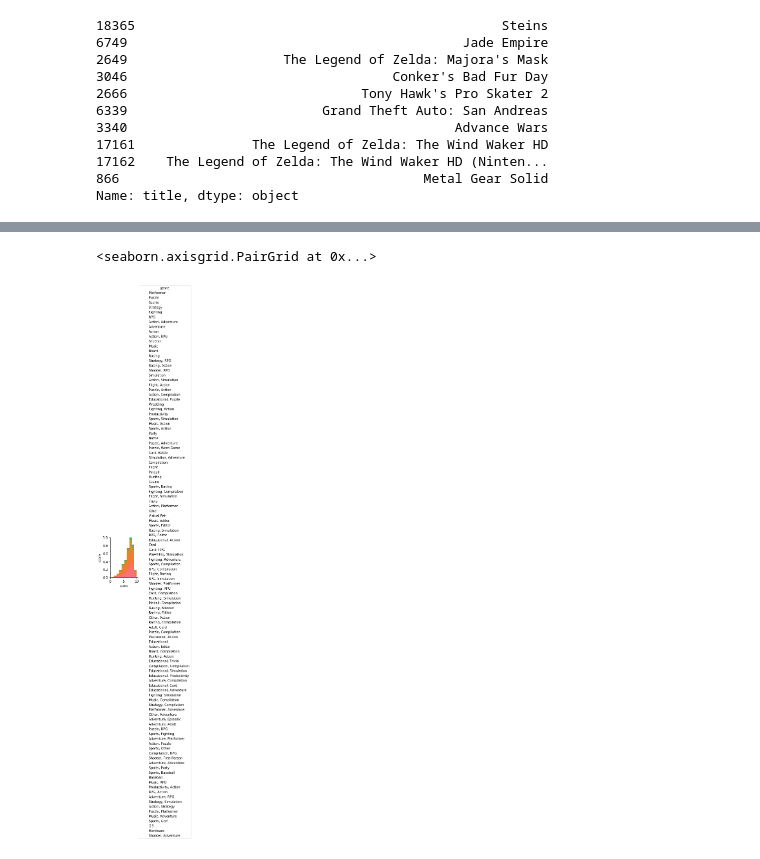
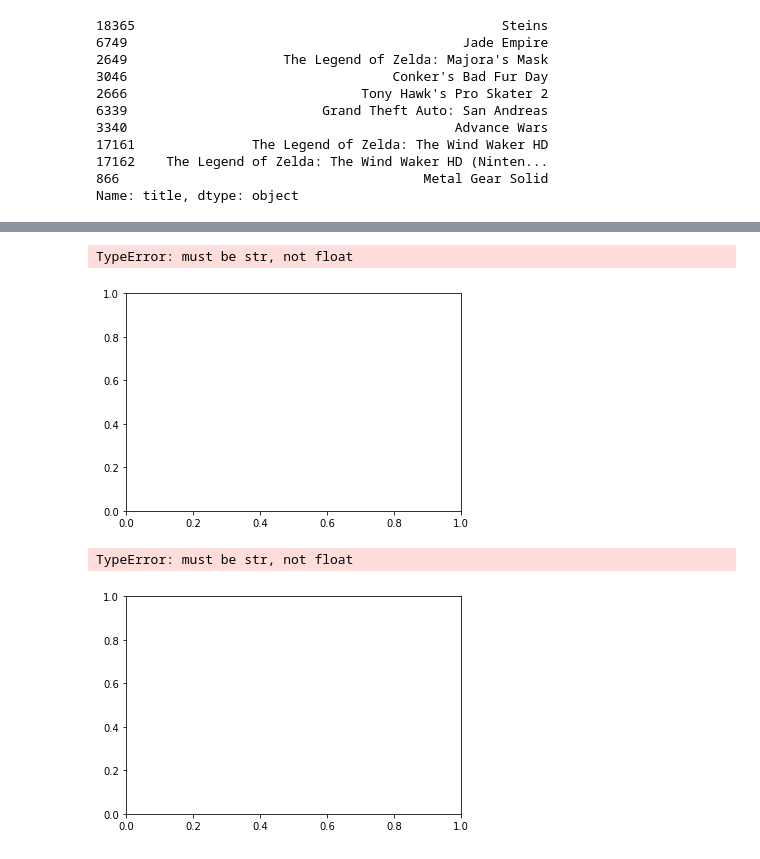
Before and after one commit to sreeharicodes/TCS-AI-Internship, a Jupyter notebook: Assignment2/Assignment_2.ipynb, the cells around one changed output, grey strips where cells are left out. Drawn from its saved outputs; the diff is of its cells as text; code cells hidden in the pictures.

```diff
--- a/Assignment2/Assignment_2.ipynb
+++ b/Assignment2/Assignment_2.ipynb
@@ -119,7 +119,8 @@ Name: score, Length: 12589, dtype: float64
 # %%
 #Plot movie scores across each genre.
 import seaborn as sns
-sns.pairplot(df,vars=["score"],hue='genre')
+dfg = pd.merge(df1,df2, on='id')
+sns.distplot(dfg['genre'])
 # %% [output]
-<seaborn.axisgrid.PairGrid at 0x...>
+TypeError: must be str, not float
-[figure, old version]
+[figure, new version]
@@ -125,0 +129,5 @@ sns.pairplot(df,vars=["score"],hue='genre')
+# %%
+sns.distplot(df['genre'])
+# %% [output]
+TypeError: must be str, not float
+[figure, added]
```
Also changed, not shown: parts of 6 cells of this notebook, 4 other files.
